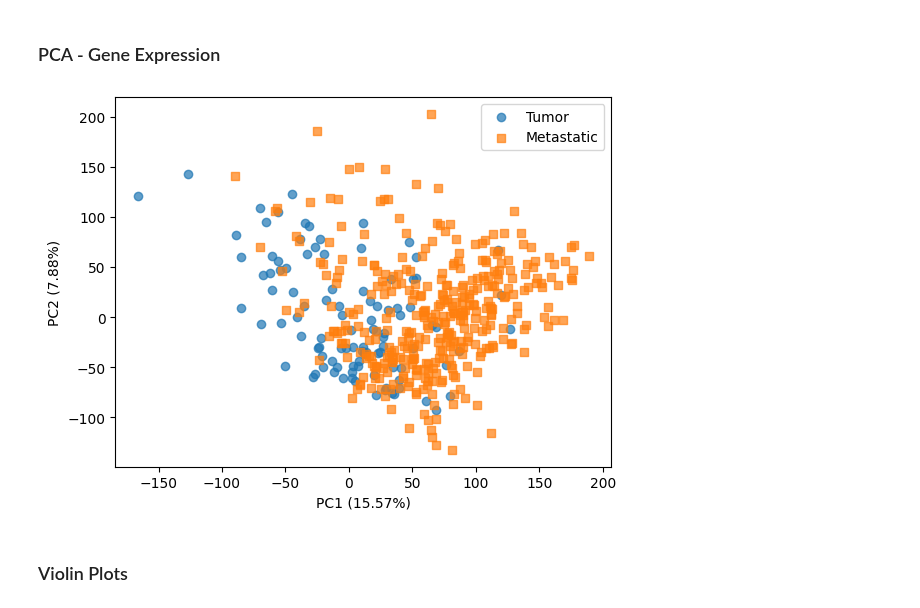
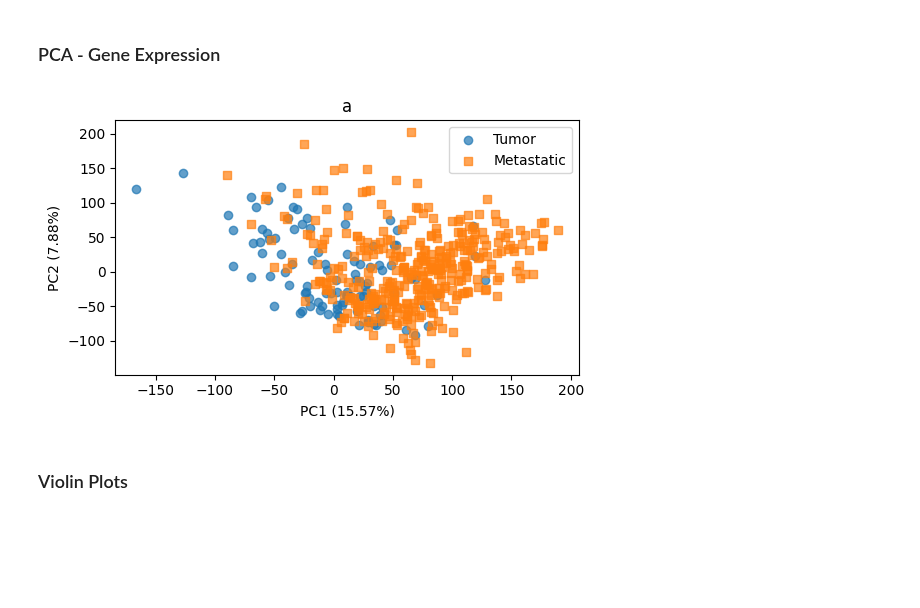
Before and after one commit to SamSaladino/FC-of-Genetic-pathways, a Jupyter notebook: Melanoma_expr_pathways.ipynb, the cells around one changed output. Drawn from its saved outputs; the diff is of its cells as text; code cells hidden in the pictures; blank space fills up the shorter version.

```diff
--- a/Melanoma_expr_pathways.ipynb
+++ b/Melanoma_expr_pathways.ipynb
@@ -514,25 +522,29 @@ projection: np.ndarray = np.dot(Vt, metastatic_fc.T)
 # %%
 c1 = tumor_data.shape[1]
 
-fig, ax = plt.subplots()
+alpha_value = 0.7
 
-alpha_value = 0.7
+fig_height = 3.5
+fig_width = fig_height * 1.618
+fig, ax = plt.subplots(figsize=(fig_width, fig_height))
 
 ax.scatter(projection[0, :c1], projection[1, :c1], label="Tumor",
            alpha=alpha_value)
 
 ax.scatter(projection[0, c1:], projection[1, c1:], label="Metastatic",
            marker='s', alpha=alpha_value)
 
 ax.set_xlabel(f'PC1 ({eigenvalues_normalized[0]*100:.2f}%)')
 ax.set_ylabel(f'PC2 ({eigenvalues_normalized[1]*100:.2f}%)')
+ax.set_title('a')
 ax.legend()
+plt.tight_layout()
 
 
 path = os.path.join('figures_tables', f'Fig_4a.pdf')
 plt.savefig(path, bbox_inches='tight')
 # %% [output]
-[figure, old version]
+[figure, new version]
 # %% [markdown]
 ### Violin Plots
 # %%
```
Also changed, not shown: parts of 3 cells of this notebook, 5 other files.
